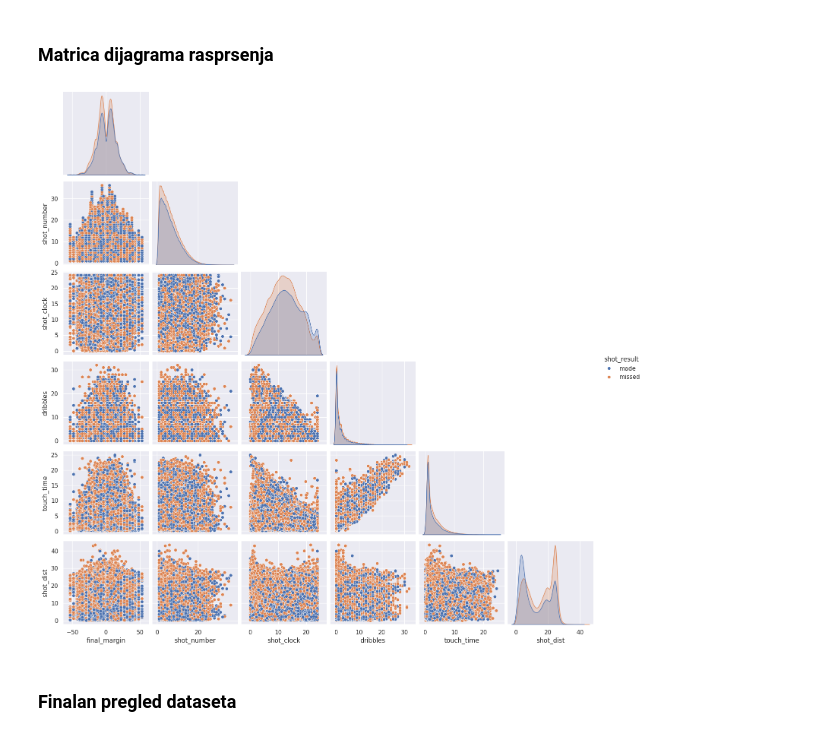
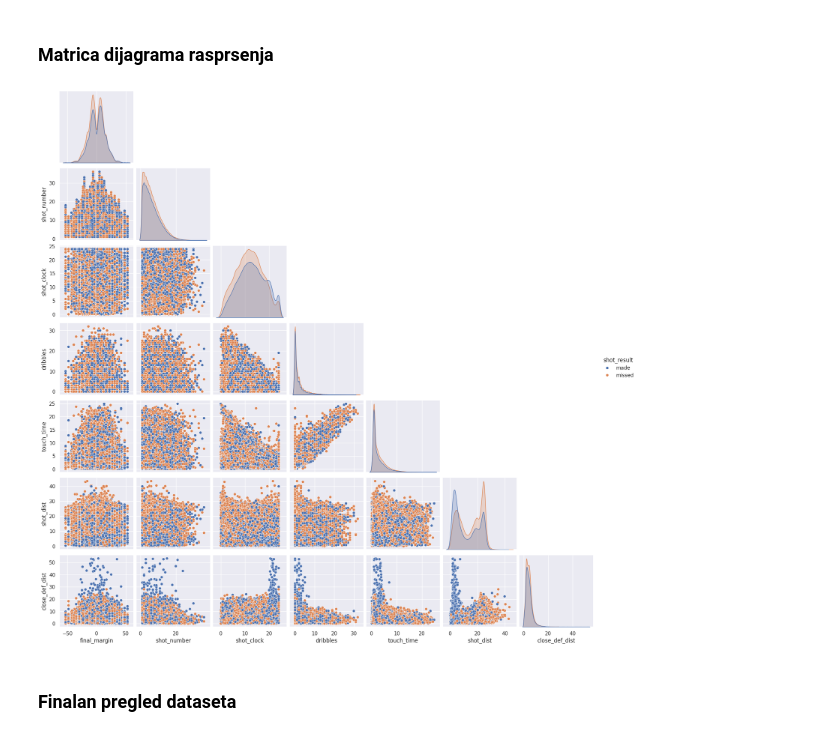
Before and after one commit to Kraljnik1/predicting-nba-shots, a Jupyter notebook: uzop-predicting-nba-shots.ipynb, the cells around one changed output. Saved outputs shown, nothing was run; the diff lists cells and outputs as text; code cells hidden in the pictures.

```diff
--- a/uzop-predicting-nba-shots.ipynb
+++ b/uzop-predicting-nba-shots.ipynb
@@ -173,10 +173,10 @@ X.describe()
 ### Matrica dijagrama rasprsenja
 # %%
 sns.set(rc={'figure.figsize':(25,15)})
-sns.pairplot(X.loc[:,['final_margin', 'shot_number', 'shot_clock', 'dribbles', 'touch_time', 'shot_dist', 'shot_result']], hue="shot_result", corner=True)
+sns.pairplot(X.loc[:,['final_margin', 'shot_number', 'shot_clock', 'dribbles', 'touch_time', 'shot_dist', 'shot_result', 'close_def_dist']], hue="shot_result", corner=True)
 plt.show()
 # %% [output]
-[figure, old version]
+[figure, new version]
 # %% [markdown]
 ### Finalan pregled dataseta
 # %%
```
